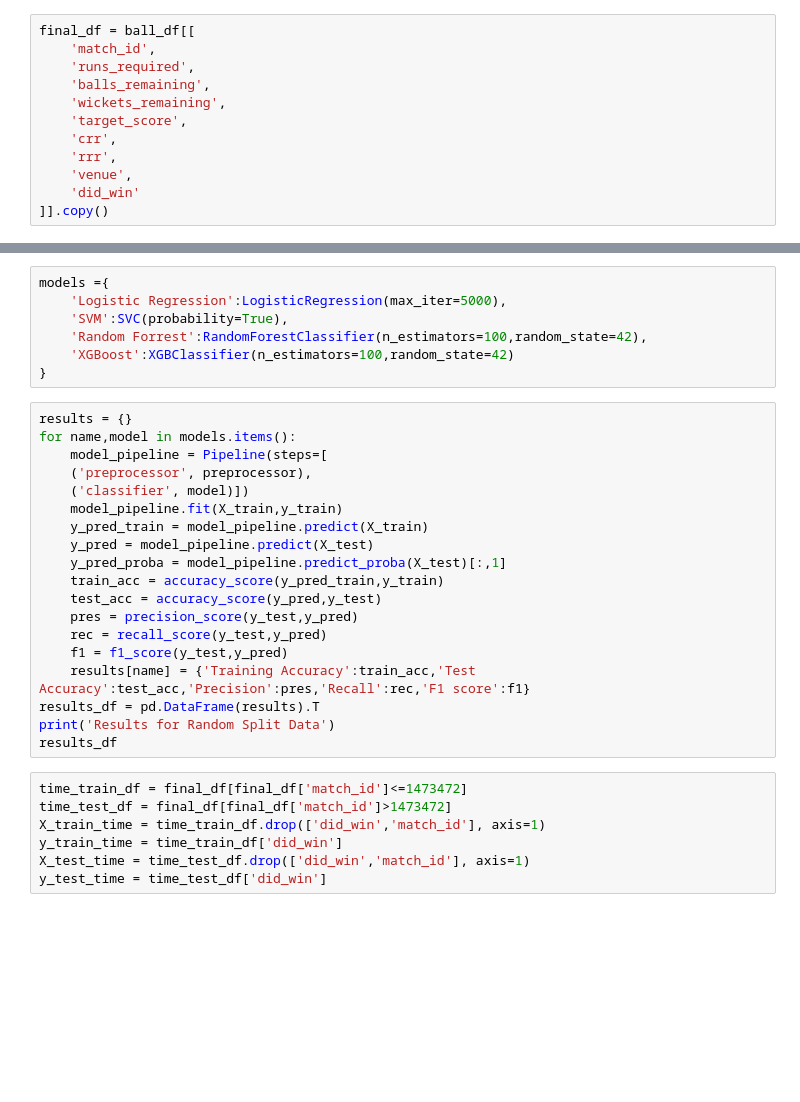
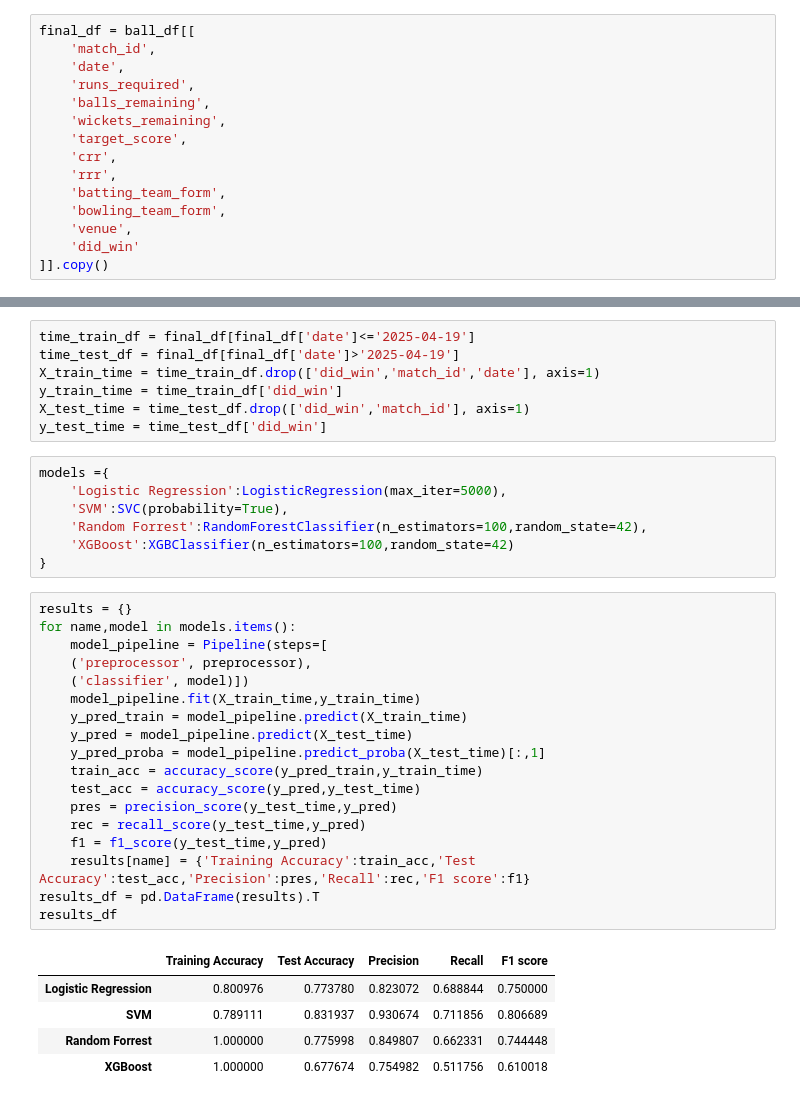
Before and after one commit to ArnavNalk/ipl-auction, a Jupyter notebook: chase_predicton_model.ipynb, the cells around one changed output, grey strips where cells are left out. Saved outputs shown, nothing was run; the diff lists cells and outputs as text; blank space fills up the shorter version.

```diff
--- a/chase_predicton_model.ipynb
+++ b/chase_predicton_model.ipynb
@@ -37,12 +85,15 @@ ball_df['did_win'] = (ball_df['batting_team'] == ball_df['winner']).astype(int)
 # %%
 final_df = ball_df[[
     'match_id',
+    'date',
     'runs_required',
     'balls_remaining',
     'wickets_remaining',
     'target_score',
     'crr',
     'rrr',
+    'batting_team_form',
+    'bowling_team_form',
     'venue',
     'did_win'
 ]].copy()
@@ -62,6 +123,13 @@ preprocessor = ColumnTransformer(
     remainder='passthrough',
     force_int_remainder_cols=False
 )
+# %%
+time_train_df = final_df[final_df['date']<='2025-04-19']
+time_test_df = final_df[final_df['date']>'2025-04-19']
+X_train_time = time_train_df.drop(['did_win','match_id','date'], axis=1)
+y_train_time = time_train_df['did_win']
+X_test_time = time_test_df.drop(['did_win','match_id'], axis=1)
+y_test_time = time_test_df['did_win']
 # %%
 models ={
     'Logistic Regression':LogisticRegression(max_iter=5000),
@@ -72,26 +140,24 @@ models ={
 # %%
 results = {}
 for name,model in models.items():
     model_pipeline = Pipeline(steps=[
     ('preprocessor', preprocessor),
     ('classifier', model)])
-    model_pipeline.fit(X_train,y_train)
-    y_pred_train = model_pipeline.predict(X_train)
-    y_pred = model_pipeline.predict(X_test)
-    y_pred_proba = model_pipeline.predict_proba(X_test)[:,1]
-    train_acc = accuracy_score(y_pred_train,y_train)
-    test_acc = accuracy_score(y_pred,y_test)
-    pres = precision_score(y_test,y_pred)
-    rec = recall_score(y_test,y_pred)
-    f1 = f1_score(y_test,y_pred)
+    model_pipeline.fit(X_train_time,y_train_time)
+    y_pred_train = model_pipeline.predict(X_train_time)
+    y_pred = model_pipeline.predict(X_test_time)
+    y_pred_proba = model_pipeline.predict_proba(X_test_time)[:,1]
+    train_acc = accuracy_score(y_pred_train,y_train_time)
+    test_acc = accuracy_score(y_pred,y_test_time)
+    pres = precision_score(y_test_time,y_pred)
+    rec = recall_score(y_test_time,y_pred)
+    f1 = f1_score(y_test_time,y_pred)
     results[name] = {'Training Accuracy':train_acc,'Test Accuracy':test_acc,'Precision':pres,'Recall':rec,'F1 score':f1}
 results_df = pd.DataFrame(results).T
-print('Results for Random Split Data')
 results_df
+# %% [output]
+|  | Training Accuracy | Test Accuracy | Precision | Recall | F1 score |
+| Logistic Regression | 0.800976 | 0.773780 | 0.823072 | 0.688844 | 0.750000 |
+| SVM | 0.789111 | 0.831937 | 0.930674 | 0.711856 | 0.806689 |
+| Random Forrest | 1.000000 | 0.775998 | 0.849807 | 0.662331 | 0.744448 |
+| XGBoost | 1.000000 | 0.677674 | 0.754982 | 0.511756 | 0.610018 |
-# %%
-time_train_df = final_df[final_df['match_id']<=1473472]
-time_test_df = final_df[final_df['match_id']>1473472]
-X_train_time = time_train_df.drop(['did_win','match_id'], axis=1)
-y_train_time = time_train_df['did_win']
-X_test_time = time_test_df.drop(['did_win','match_id'], axis=1)
-y_test_time = time_test_df['did_win']
```
Also changed, not shown: parts of 17 cells of this notebook, 6 other files.
